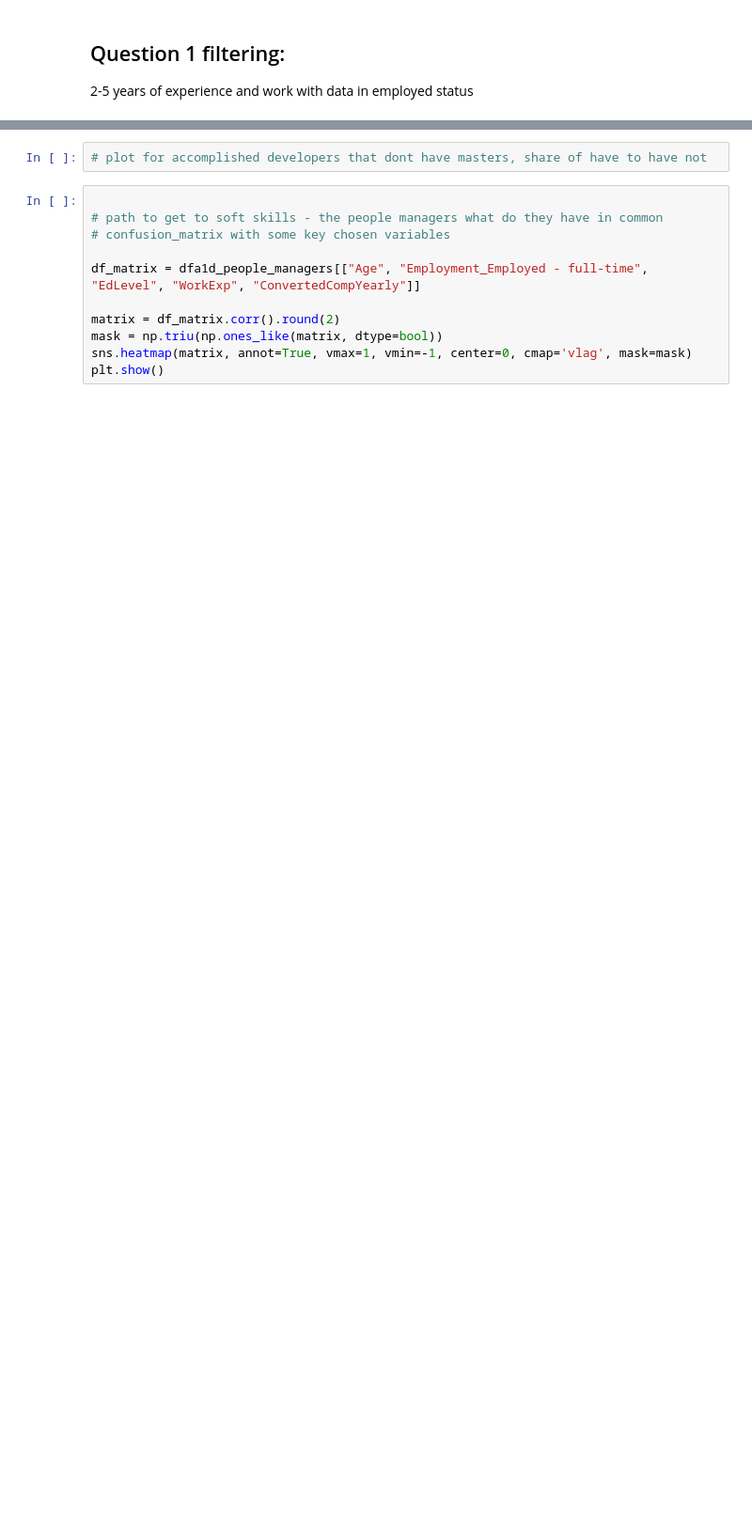
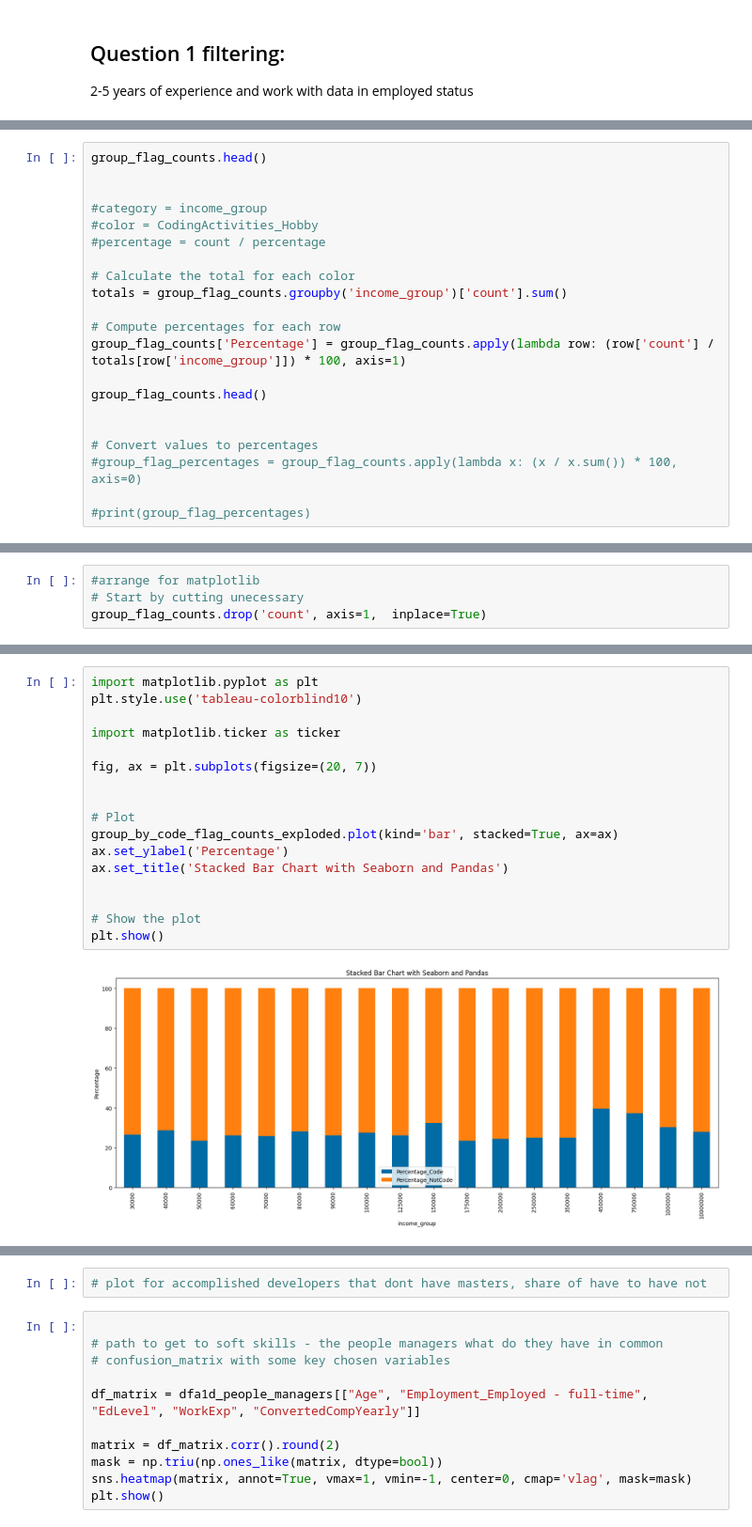
Before and after one commit to ursumarius/developer-survey-analyzing-w-pandas, a Jupyter notebook: data-wrangling/initial-explorative-data-analysis.ipynb, the cells around one changed output, grey strips where cells are left out. Shown at 94% size. Drawn from its saved outputs; the diff is of its cells as text; blank space fills up the shorter version.

```diff
--- a/data-wrangling/initial-explorative-data-analysis.ipynb
+++ b/data-wrangling/initial-explorative-data-analysis.ipynb
@@ -532,0 +641,21 @@ plt.xlim(0, 225000)
+# %%
+group_flag_counts.head()
+
+
+#category = income_group
+#color = CodingActivities_Hobby
+#percentage = count / percentage
+
+# Calculate the total for each color
+totals = group_flag_counts.groupby('income_group')['count'].sum()
+
+# Compute percentages for each row
+group_flag_counts['Percentage'] = group_flag_counts.apply(lambda row: (row['count'] / totals[row['income_group']]) * 100, axis=1)
+
+group_flag_counts.head()
+
+
+# Convert values to percentages
+#group_flag_percentages = group_flag_counts.apply(lambda x: (x / x.sum()) * 100, axis=0)
+
+#print(group_flag_percentages)
@@ -532,0 +669,4 @@ plt.xlim(0, 225000)
+# %%
+#arrange for matplotlib
+# Start by cutting unecessary
+group_flag_counts.drop('count', axis=1,  inplace=True)
@@ -532,0 +732,19 @@ plt.xlim(0, 225000)
+# %%
+import matplotlib.pyplot as plt
+plt.style.use('tableau-colorblind10')
+
+import matplotlib.ticker as ticker
+
+fig, ax = plt.subplots(figsize=(20, 7))
+
+
+# Plot
+group_by_code_flag_counts_exploded.plot(kind='bar', stacked=True, ax=ax)
+ax.set_ylabel('Percentage')
+ax.set_title('Stacked Bar Chart with Seaborn and Pandas')
+
+
+# Show the plot
+plt.show()
+# %% [output]
+[figure, added]
```
Also changed, not shown: parts of 59 cells of this notebook, 2 other files.
